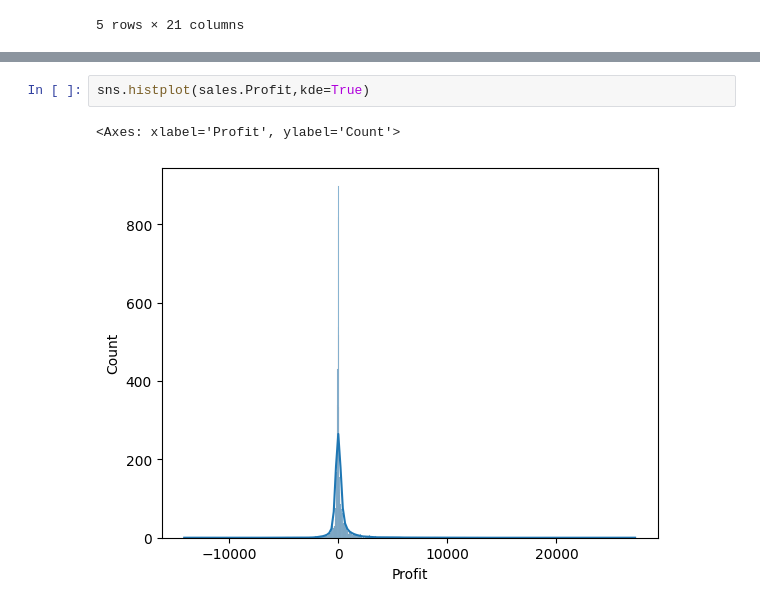
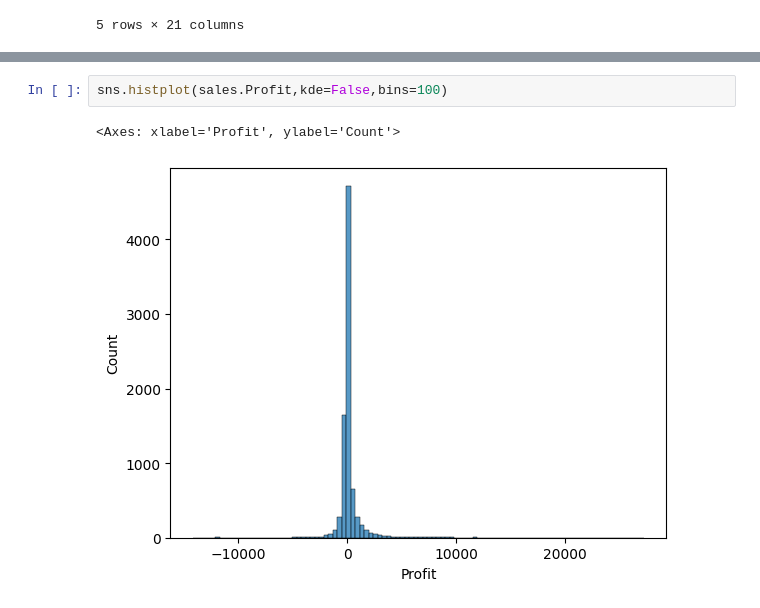
Before and after one commit to dev-jatin-mehra/Seaborn-Repo, a Jupyter notebook: 6_distribution_plots_1.ipynb, the cells around one changed output, grey strips where cells are left out. Drawn from its saved outputs; the diff is of its cells as text.

```diff
--- a/6_distribution_plots_1.ipynb
+++ b/6_distribution_plots_1.ipynb
@@ -31,5 +40,5 @@ sns.histplot(sales.Profit,kde=True)
 # %%
-sns.histplot(sales.Profit,kde=True)
+sns.histplot(sales.Profit,kde=False,bins=100)
 # %% [output]
 <Axes: xlabel='Profit', ylabel='Count'>
-[figure, old version]
+[figure, new version]
```
Also changed, not shown: parts of 12 cells of this notebook.
